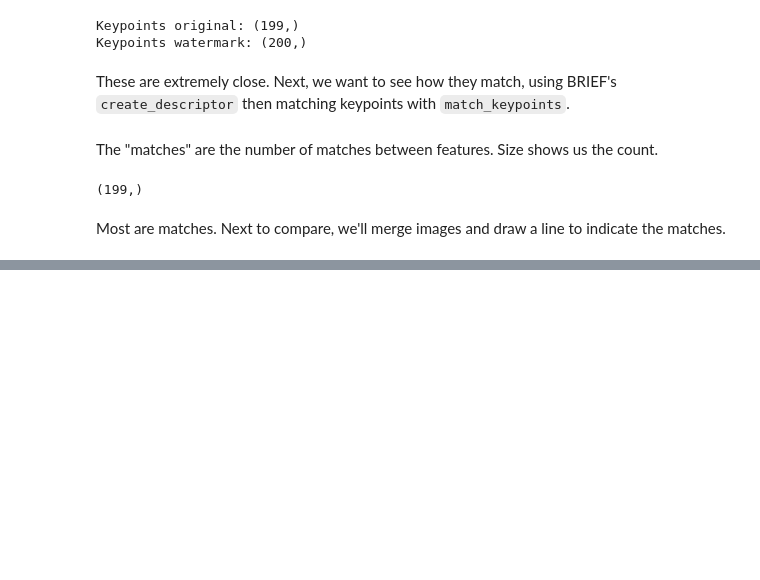
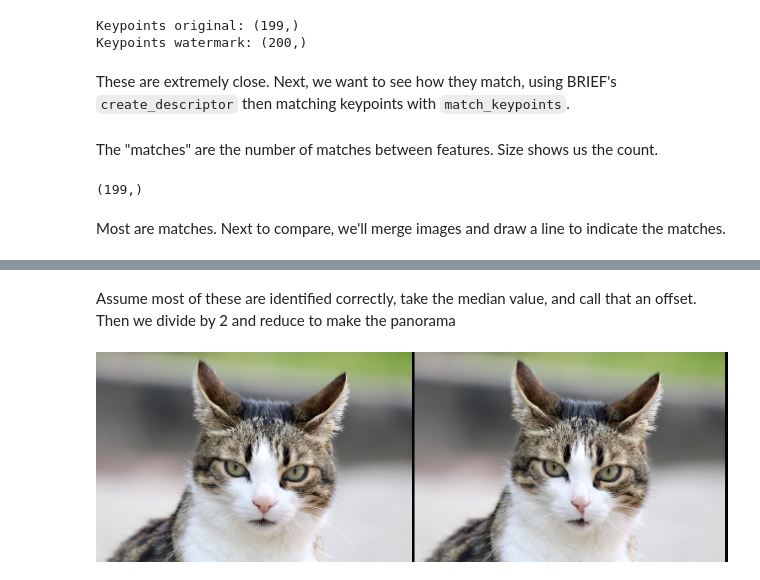
Before and after one commit to tjburch/hands-on-cv-julia, a Jupyter notebook: notes/ch05.ipynb, the cells around one changed output, grey strips where cells are left out. Drawn from its saved outputs; the diff is of its cells as text; code cells hidden in the pictures; blank space fills up the shorter version.

Commit message:
Add panorama section

```diff
--- a/notes/ch05.ipynb
+++ b/notes/ch05.ipynb
@@ -205,0 +241,13 @@ grid
+# %% [markdown]
+Assume most of these are identified correctly, take the median value, and call that an offset. Then we divide by 2 and reduce to make the panorama
+# %%
+offset_x = mean(map(m -> (img_left_width - m[1][2]) + m[2][2], matches))
+offset_x_half = Int(trunc(offset_x / 2))
+img_output = hcat(
+ img_left[:, 1:(img_left_width-offset_x_half)],
+ img_right[:, offset_x_half:img_right_width]
+)
+
+mosaicview(img, img_output, ncol=2)
+# %% [output]
+[figure, added]
```
Also changed, not shown: parts of 13 cells of this notebook.
